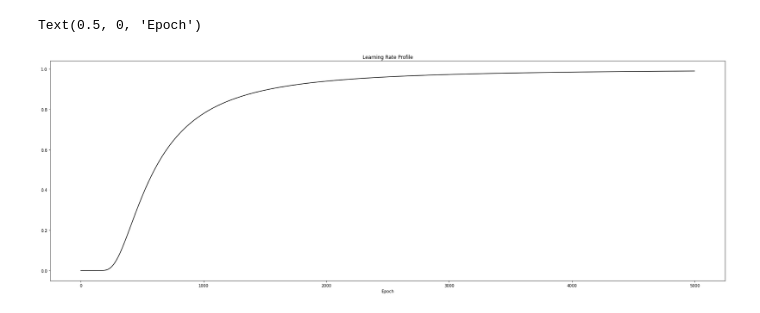
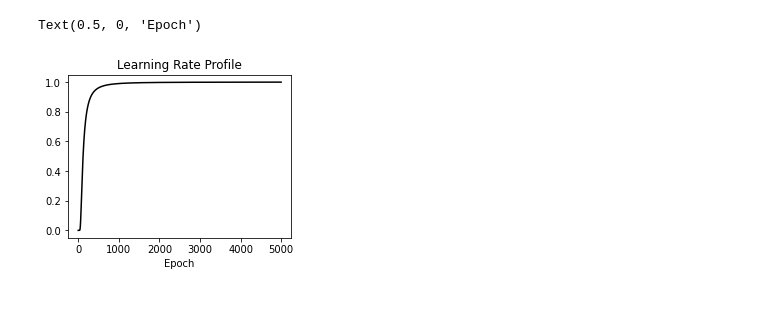
Before and after one commit to hugosou/cRPM, a Jupyter notebook: demo_rpgpfa_multimodal.ipynb, the cells around one changed output. Cells and saved outputs as stored; diff of their text form; code cells hidden in the pictures.

```diff
--- a/demo_rpgpfa_multimodal.ipynb
+++ b/demo_rpgpfa_multimodal.ipynb
@@ -265,17 +136,17 @@ inducing_locations = observation_locations[np.floor(np.linspace(0, len_observati
 # %%
+# Learning Rates Schedule
 num_epoch = 5000
-alpha =  10 / num_epoch
+alpha =  50 / num_epoch
 lr_sigmoid = lambda xx: np.exp(- 1 / ((xx + 1) * alpha) ** 2)
-
 xx = np.arange(num_epoch)
 yy = lr_sigmoid(xx)
 
-plt.figure(figsize=(30, 10))
+plt.figure(figsize=(4, 3))
 plt.plot(xx, yy, c='k')
 plt.title('Learning Rate Profile')
 plt.xlabel('Epoch')
 #plt.xlim([0, 300])
 # %% [output]
 Text(0.5, 0, 'Epoch')
-[figure, old version]
+[figure, new version]
 # %%
```
Also changed, not shown: parts of 22 cells of this notebook, 4 other files.
